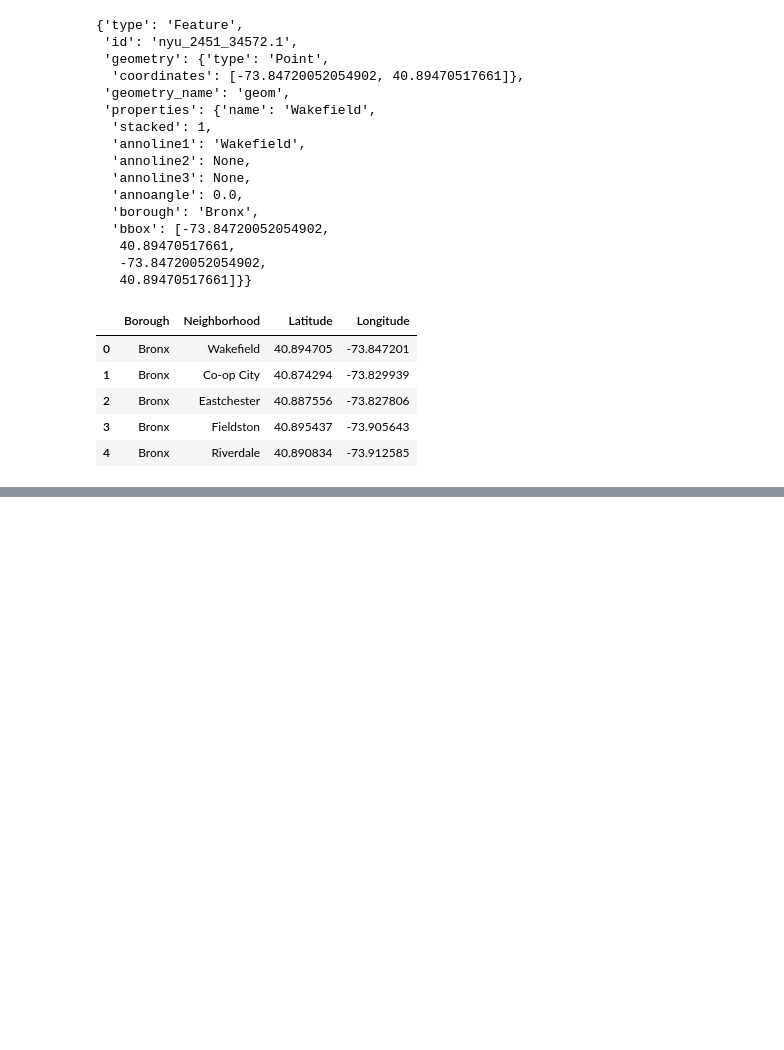
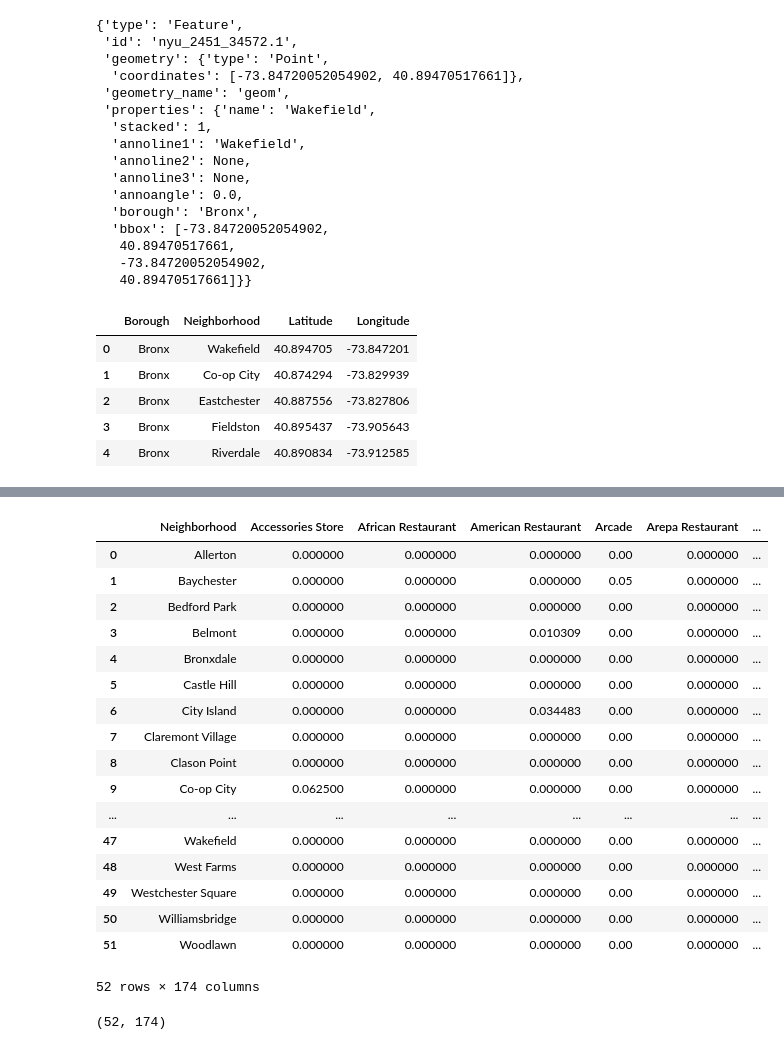
Before and after one commit to ImadLodhi/Coursera_Capstone, a Jupyter notebook: Caoursera Capstone week 2.ipynb, the cells around one changed output, grey strips where cells are left out. Cells and saved outputs as stored; diff of their text form; code cells hidden in the pictures; blank space fills up the shorter version.

```diff
--- a/Caoursera Capstone week 2.ipynb
+++ b/Caoursera Capstone week 2.ipynb
@@ -106,0 +231,2 @@ neighborhoods.head()
+# %%
+results = requests.get(url).json()
@@ -106,0 +245,16 @@ neighborhoods.head()
+# %%
+venues = results['response']['groups'][0]['items']
+
+nearby_venues = json_normalize(venues) # flatten JSON
+
+# filter columns
+filtered_columns = ['venue.name', 'venue.categories', 'venue.location.lat', 'venue.location.lng']
+nearby_venues =nearby_venues.loc[:, filtered_columns]
+
+# filter the category for each row
+nearby_venues['venue.categories'] = nearby_venues.apply(get_category_type, axis=1)
+
+# clean columns
+nearby_venues.columns = [col.split(".")[-1] for col in nearby_venues.columns]
+
+nearby_venues.head()
@@ -106,0 +312,5 @@ neighborhoods.head()
+# %%
+bronx_venues = getNearbyVenues(names=bronx_data['Neighborhood'],
+                                   latitudes=bronx_data['Latitude'],
+                                   longitudes=bronx_data['Longitude']
+                                  )
@@ -106,0 +367,12 @@ neighborhoods.head()
+# %%
+# one hot encoding
+bronx_onehot = pd.get_dummies(bronx_venues[['Venue Category']], prefix="", prefix_sep="")
+
+# add neighborhood column back to dataframe
+bronx_onehot['Neighborhood'] = bronx_venues['Neighborhood']
+
+# move neighborhood column to the first column
+fixed_columns = [bronx_onehot.columns[-1]] + list(bronx_onehot.columns[:-1])
+bronx_onehot = bronx_onehot[fixed_columns]
+
+bronx_onehot.head(3)
@@ -106,0 +385,26 @@ neighborhoods.head()
+# %%
+bronx_grouped = bronx_onehot.groupby('Neighborhood').mean().reset_index()
+bronx_grouped
+# %% [output]
+|  | Neighborhood | Accessories Store | African Restaurant | American Restaurant | Arcade | Arepa Restaurant | ... |
+| 0 | Allerton | 0.000000 | 0.000000 | 0.000000 | 0.00 | 0.000000 | ... |
+| 1 | Baychester | 0.000000 | 0.000000 | 0.000000 | 0.05 | 0.000000 | ... |
+| 2 | Bedford Park | 0.000000 | 0.000000 | 0.000000 | 0.00 | 0.000000 | ... |
+| 3 | Belmont | 0.000000 | 0.000000 | 0.010309 | 0.00 | 0.000000 | ... |
+| 4 | Bronxdale | 0.000000 | 0.000000 | 0.000000 | 0.00 | 0.000000 | ... |
+| 5 | Castle Hill | 0.000000 | 0.000000 | 0.000000 | 0.00 | 0.000000 | ... |
+| 6 | City Island | 0.000000 | 0.000000 | 0.034483 | 0.00 | 0.000000 | ... |
+| 7 | Claremont Village | 0.000000 | 0.000000 | 0.000000 | 0.00 | 0.000000 | ... |
+| 8 | Clason Point | 0.000000 | 0.000000 | 0.000000 | 0.00 | 0.000000 | ... |
+| 9 | Co-op City | 0.062500 | 0.000000 | 0.000000 | 0.00 | 0.000000 | ... |
+| ... | ... | ... | ... | ... | ... | ... | ... |
+| 47 | Wakefield | 0.000000 | 0.000000 | 0.000000 | 0.00 | 0.000000 | ... |
+| 48 | West Farms | 0.000000 | 0.000000 | 0.000000 | 0.00 | 0.000000 | ... |
+| 49 | Westchester Square | 0.000000 | 0.000000 | 0.000000 | 0.00 | 0.000000 | ... |
+| 50 | Williamsbridge | 0.000000 | 0.000000 | 0.000000 | 0.00 | 0.000000 | ... |
+| 51 | Woodlawn | 0.000000 | 0.000000 | 0.000000 | 0.00 | 0.000000 | ... |
+52 rows × 174 columns
+# %%
+bronx_grouped.shape
+# %% [output]
+(52, 174)
```
Also changed, not shown: parts of 28 cells of this notebook.
